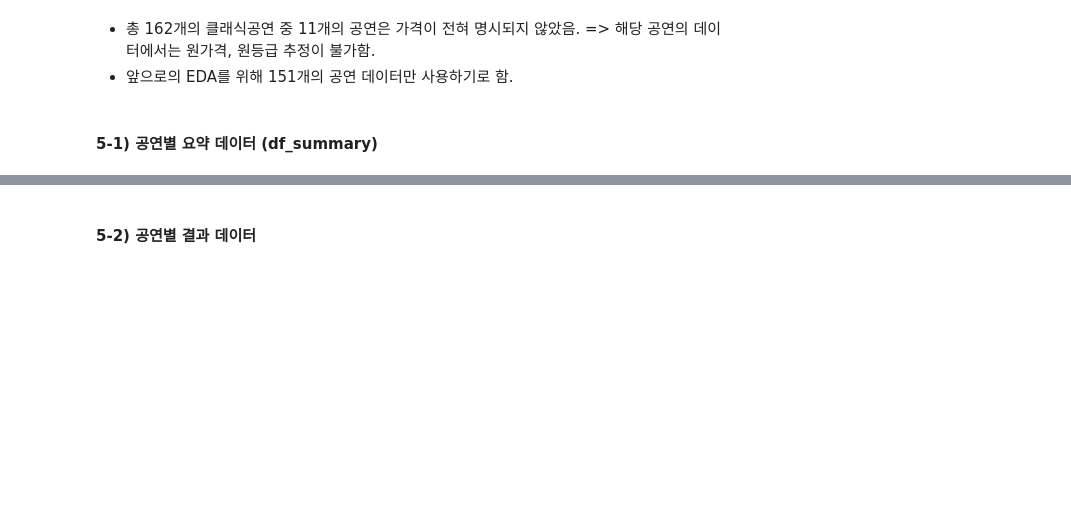
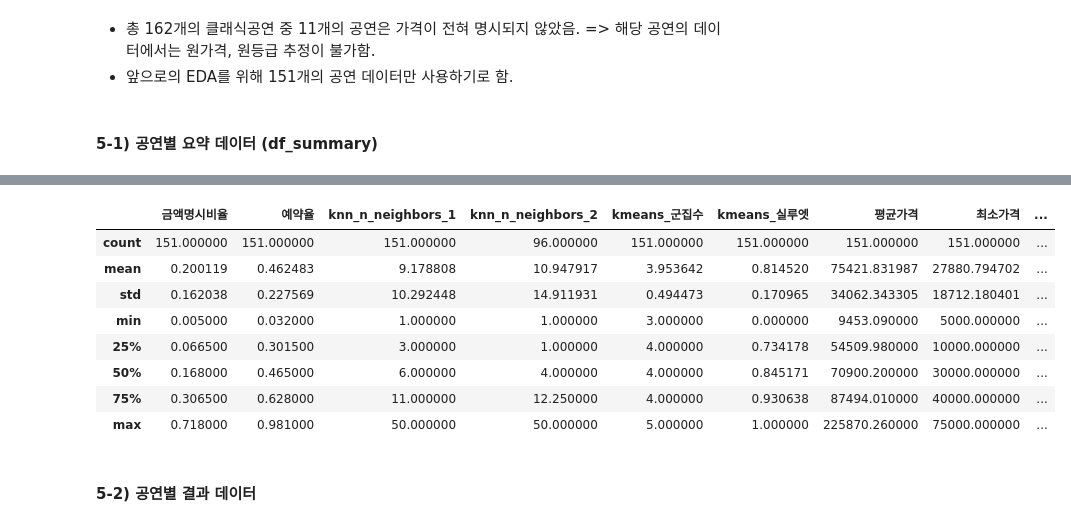
Before and after one commit to yonghyeun/BigContest-CocenrtHall, a Jupyter notebook: preprocessing/5. 원가격 및 등급 추정 군집분석.ipynb, the cells around one changed output, grey strips where cells are left out. Drawn from its saved outputs; the diff is of its cells as text; code cells hidden in the pictures; blank space fills up the shorter version.

```diff
--- a/preprocessing/5. 원가격 및 등급 추정 군집분석.ipynb
+++ b/preprocessing/5. 원가격 및 등급 추정 군집분석.ipynb
@@ -480,3 +365,15 @@ df_summary_reg = pd.DataFrame({
+# %%
+공연별_원가격추정군집분석_결과요약.describe()
+# %% [output]
+|  | 금액명시비율 | 예약율 | knn_n_neighbors_1 | knn_n_neighbors_2 | kmeans_군집수 | kmeans_실루엣 | 평균가격 | 최소가격 | ... |
+| count | 151.000000 | 151.000000 | 151.000000 | 96.000000 | 151.000000 | 151.000000 | 151.000000 | 151.000000 | ... |
+| mean | 0.200119 | 0.462483 | 9.178808 | 10.947917 | 3.953642 | 0.814520 | 75421.831987 | 27880.794702 | ... |
+| std | 0.162038 | 0.227569 | 10.292448 | 14.911931 | 0.494473 | 0.170965 | 34062.343305 | 18712.180401 | ... |
+| min | 0.005000 | 0.032000 | 1.000000 | 1.000000 | 3.000000 | 0.000000 | 9453.090000 | 5000.000000 | ... |
+| 25% | 0.066500 | 0.301500 | 3.000000 | 1.000000 | 4.000000 | 0.734178 | 54509.980000 | 10000.000000 | ... |
+| 50% | 0.168000 | 0.465000 | 6.000000 | 4.000000 | 4.000000 | 0.845171 | 70900.200000 | 30000.000000 | ... |
+| 75% | 0.306500 | 0.628000 | 11.000000 | 12.250000 | 4.000000 | 0.930638 | 87494.010000 | 40000.000000 | ... |
+| max | 0.718000 | 0.981000 | 50.000000 | 50.000000 | 5.000000 | 1.000000 | 225870.260000 | 75000.000000 | ... |
 # %% [markdown]
 #### 5-2) 공연별 결과 데이터
 # %%
```
Also changed, not shown: parts of 10 cells of this notebook.
